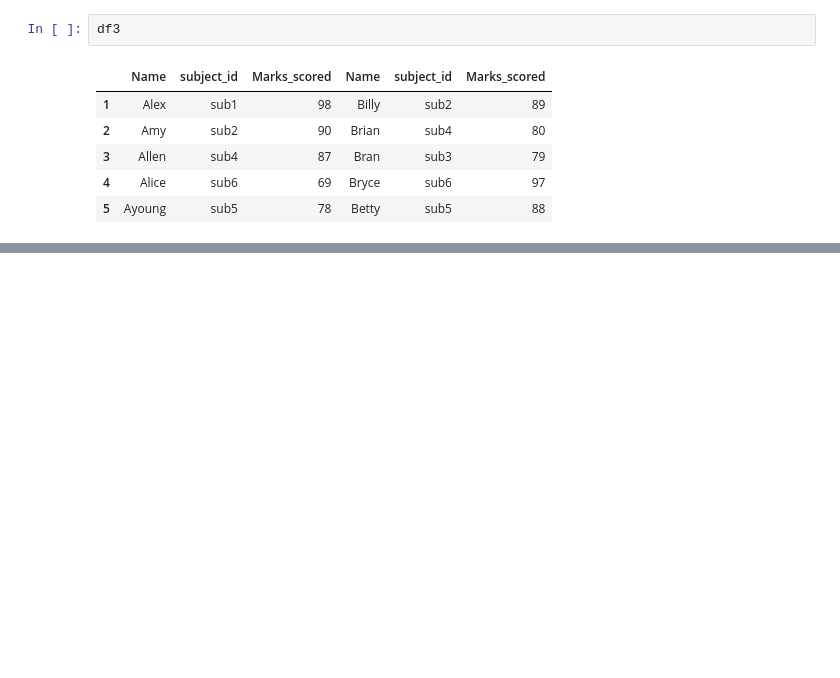
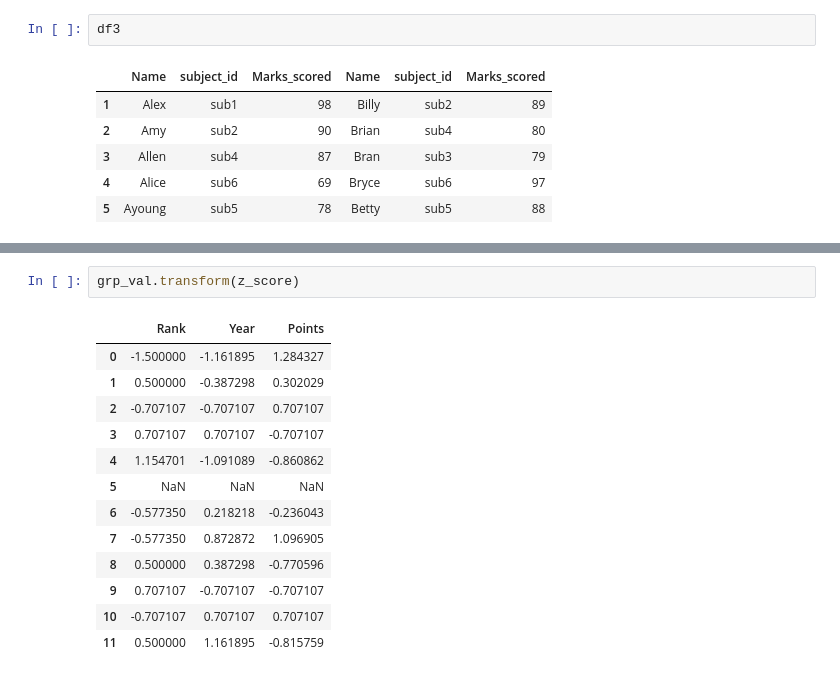
Before and after one commit to AdityaPapal/Machine_learning, a Jupyter notebook: 3 Pandas/Pandas Part II .ipynb, the cells around one changed output, grey strips where cells are left out. Cells and saved outputs as stored; diff of their text form; blank space fills up the shorter version.

```diff
--- a/3 Pandas/Pandas Part II .ipynb
+++ b/3 Pandas/Pandas Part II .ipynb
@@ -177,0 +346,16 @@ df3
+# %%
+grp_val.transform(z_score)
+# %% [output]
+|  | Rank | Year | Points |
+| 0 | -1.500000 | -1.161895 | 1.284327 |
+| 1 | 0.500000 | -0.387298 | 0.302029 |
+| 2 | -0.707107 | -0.707107 | 0.707107 |
+| 3 | 0.707107 | 0.707107 | -0.707107 |
+| 4 | 1.154701 | -1.091089 | -0.860862 |
+| 5 | NaN | NaN | NaN |
+| 6 | -0.577350 | 0.218218 | -0.236043 |
+| 7 | -0.577350 | 0.872872 | 1.096905 |
+| 8 | 0.500000 | 0.387298 | -0.770596 |
+| 9 | 0.707107 | -0.707107 | -0.707107 |
+| 10 | -0.707107 | 0.707107 | 0.707107 |
+| 11 | 0.500000 | 1.161895 | -0.815759 |
```
Also changed, not shown: parts of 30 cells of this notebook.
